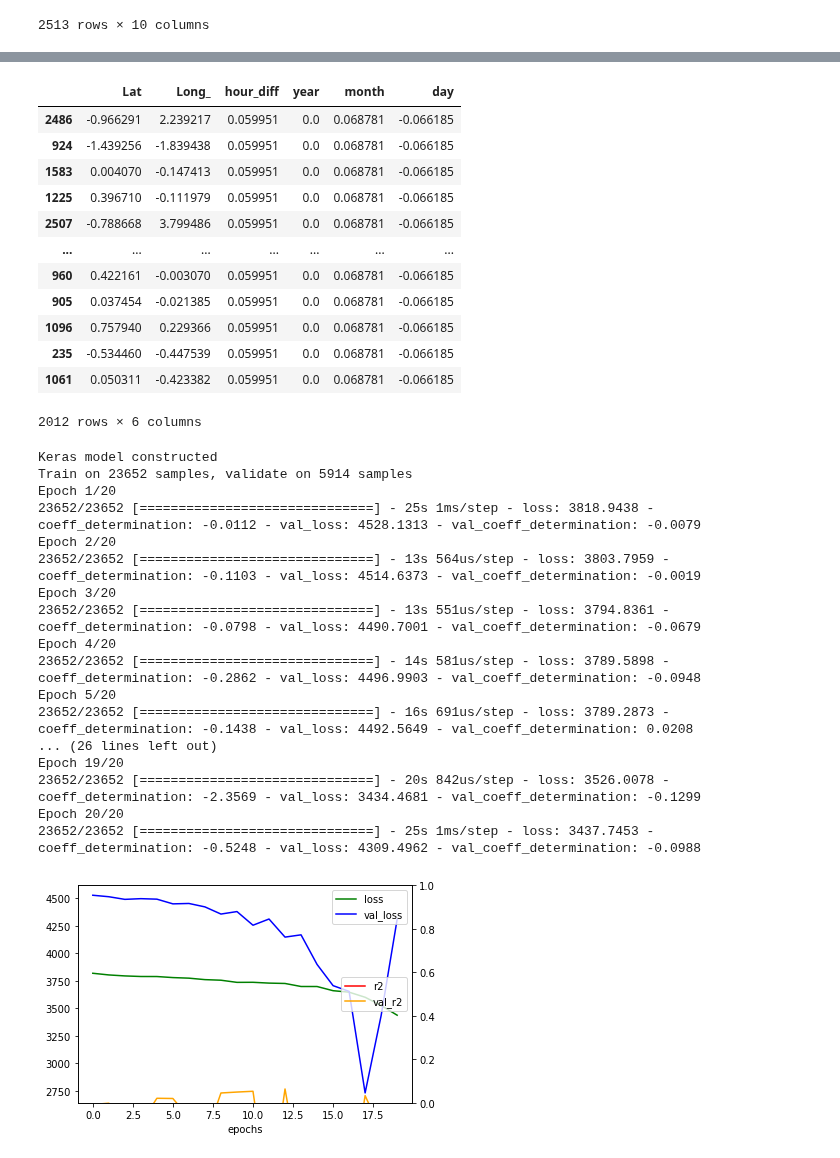
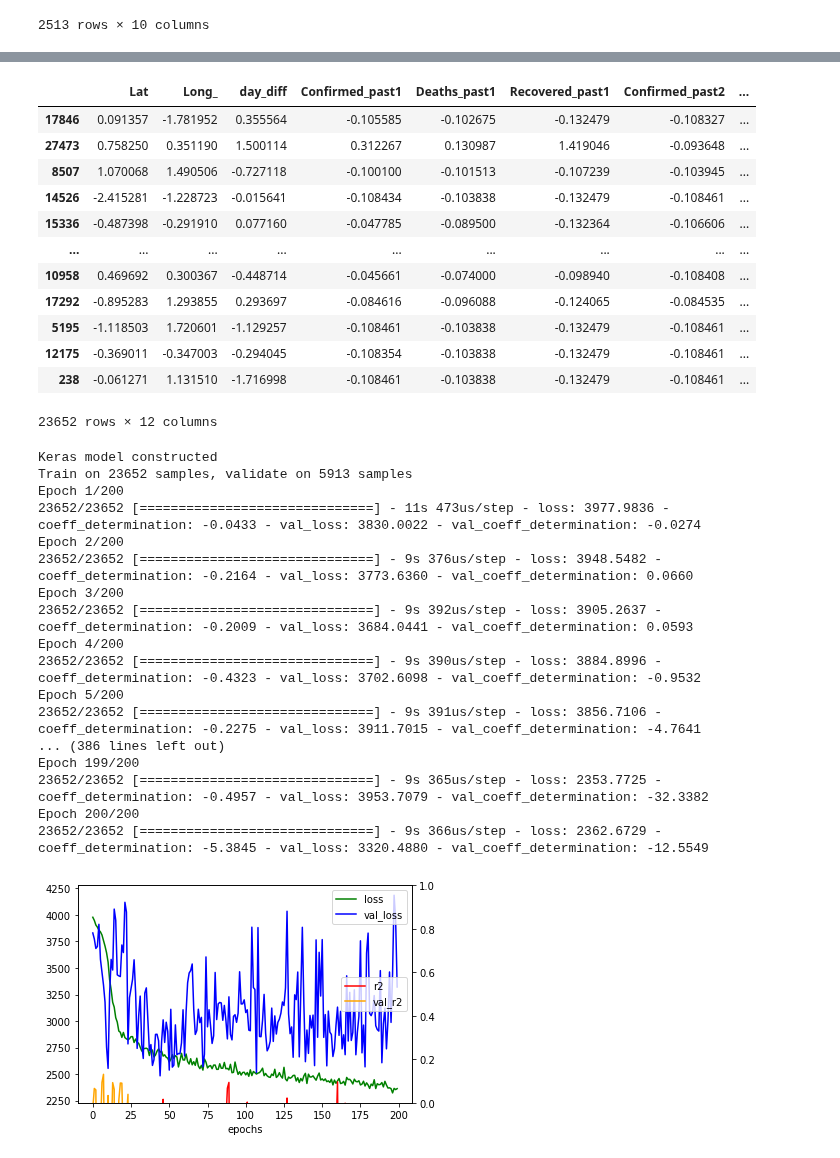
Before and after one commit to telenovelachuan/data_science, a Jupyter notebook: EECS_738_machine_learning/final/covid19.ipynb, the cells around one changed output, grey strips where cells are left out. Saved outputs shown, nothing was run; the diff lists cells and outputs as text; code cells hidden in the pictures.

Commit message:
train NN

```diff
--- a/EECS_738_machine_learning/final/covid19.ipynb
+++ b/EECS_738_machine_learning/final/covid19.ipynb
@@ -79,10 +47,10 @@ df_train = df.copy()
 #df_train['hour_diff'] = (df['Last_Update'] - start_time) / np.timedelta64(1, 'd')
 df_train['day_diff'] = (df['Last_Update'] - start_time).dt.days
 
-df_train['year'] = df_train['Last_Update'].dt.year
-df_train['month'] = df_train['Last_Update'].dt.month
-df_train['day'] = df_train['Last_Update'].dt.day
-DAY_SHIFT = 2
+# df_train['year'] = df_train['Last_Update'].dt.year
+# df_train['month'] = df_train['Last_Update'].dt.month
+# df_train['day'] = df_train['Last_Update'].dt.day
+DAY_SHIFT = 3
 shift_column_names = []
 for i in range(1, DAY_SHIFT + 1):
     confirm_col, deaths_col, recovered_col = 'Confirmed_past{}'.format(i), 'Deaths_past{}'.format(i), 'Recovered_past{}'.format(i)
@@ -191,19 +159,19 @@ df_train_normed
 # %%
 x_train
 # %% [output]
-|  | Lat | Long_ | hour_diff | year | month | day |
-| 2486 | -0.966291 | 2.239217 | 0.059951 | 0.0 | 0.068781 | -0.066185 |
-| 924 | -1.439256 | -1.839438 | 0.059951 | 0.0 | 0.068781 | -0.066185 |
-| 1583 | 0.004070 | -0.147413 | 0.059951 | 0.0 | 0.068781 | -0.066185 |
-| 1225 | 0.396710 | -0.111979 | 0.059951 | 0.0 | 0.068781 | -0.066185 |
-| 2507 | -0.788668 | 3.799486 | 0.059951 | 0.0 | 0.068781 | -0.066185 |
-| ... | ... | ... | ... | ... | ... | ... |
-| 960 | 0.422161 | -0.003070 | 0.059951 | 0.0 | 0.068781 | -0.066185 |
-| 905 | 0.037454 | -0.021385 | 0.059951 | 0.0 | 0.068781 | -0.066185 |
-| 1096 | 0.757940 | 0.229366 | 0.059951 | 0.0 | 0.068781 | -0.066185 |
-| 235 | -0.534460 | -0.447539 | 0.059951 | 0.0 | 0.068781 | -0.066185 |
-| 1061 | 0.050311 | -0.423382 | 0.059951 | 0.0 | 0.068781 | -0.066185 |
+|  | Lat | Long_ | day_diff | Confirmed_past1 | Deaths_past1 | Recovered_past1 | Confirmed_past2 | ... |
+| 17846 | 0.091357 | -1.781952 | 0.355564 | -0.105585 | -0.102675 | -0.132479 | -0.108327 | ... |
+| 27473 | 0.758250 | 0.351190 | 1.500114 | 0.312267 | 0.130987 | 1.419046 | -0.093648 | ... |
+| 8507 | 1.070068 | 1.490506 | -0.727118 | -0.100100 | -0.101513 | -0.107239 | -0.103945 | ... |
+| 14526 | -2.415281 | -1.228723 | -0.015641 | -0.108434 | -0.103838 | -0.132479 | -0.108461 | ... |
+| 15336 | -0.487398 | -0.291910 | 0.077160 | -0.047785 | -0.089500 | -0.132364 | -0.106606 | ... |
+| ... | ... | ... | ... | ... | ... | ... | ... | ... |
+| 10958 | 0.469692 | 0.300367 | -0.448714 | -0.045661 | -0.074000 | -0.098940 | -0.108408 | ... |
+| 17292 | -0.895283 | 1.293855 | 0.293697 | -0.084616 | -0.096088 | -0.124065 | -0.084535 | ... |
+| 5195 | -1.118503 | 1.720601 | -1.129257 | -0.108461 | -0.103838 | -0.132479 | -0.108461 | ... |
+| 12175 | -0.369011 | -0.347003 | -0.294045 | -0.108354 | -0.103838 | -0.132479 | -0.108461 | ... |
+| 238 | -0.061271 | 1.131510 | -1.716998 | -0.108461 | -0.103838 | -0.132479 | -0.108461 | ... |
-2012 rows × 6 columns
+23652 rows × 12 columns
 # %%
 def coeff_determination(y_true, y_pred):
     SS_res = K.sum(K.square(y_true - y_pred))
@@ -214,6 +182,7 @@ def create_keras_model(optimizer='adam', neuron=50, init='lecun_normal', act_alp
     model_sequences = [
         keras.layers.Dense(units=neuron, kernel_initializer=init,
                            #activation='relu',
+                           #kernel_regularizer=regularizers.l1_l2(l1=0.05, l2=0.05),
                            input_shape=x_train.shape[1:]
                           ),
         keras.layers.BatchNormalization(),
@@ -221,9 +190,10 @@ def create_keras_model(optimizer='adam', neuron=50, init='lecun_normal', act_alp
         keras.layers.Dropout(0.2)
     ]
 
-    for i in range(3):
+    for i in range(2):
         model_sequences.append(keras.layers.Dense(units=neuron, kernel_initializer=init,
                                                   #activation='relu',
+                                                  #kernel_regularizer=regularizers.l1_l2(l1=0.05, l2=0.05),
                                                   input_shape=x_train.shape[1:]))
         model_sequences.append(keras.layers.BatchNormalization())
         model_sequences.append(keras.layers.LeakyReLU(alpha=act_alpha))
@@ -238,50 +208,50 @@ def create_keras_model(optimizer='adam', neuron=50, init='lecun_normal', act_alp
     nn_model.compile(optimizer=optimizer, loss='mae', metrics=[coeff_determination])
     return nn_model
 
 # lr_schedule = keras.optimizers.schedules.ExponentialDecay(
 #     initial_learning_rate=1e-2,
 #     decay_steps=1000,
 #     decay_rate=0.9)
-optimizer = keras.optimizers.Adamax(lr=0.3)
-nn_model = create_keras_model(optimizer=optimizer, neuron=500, init='lecun_uniform', act_alpha=0.05)
+optimizer = keras.optimizers.Adamax(lr=0.1)
+nn_model = create_keras_model(optimizer=optimizer, neuron=700, init='he_normal', act_alpha=0.05)
 print("Keras model constructed")
 #early_stopping_cb = EarlyStopping(patience=20)
-history = nn_model.fit(x_train, y_train, validation_data=(x_test, y_test), epochs=20, callbacks=[], verbose=1)
+history = nn_model.fit(x_train, y_train, validation_data=(x_test, y_test), epochs=200, callbacks=[], verbose=1)
 
 fig, ax1 = plt.subplots()
 ax1.set_xlabel('epochs')
 df_history = pd.DataFrame(history.history)
 #ax1.set_ylabel('exp', color=color)
 ax1.plot(df_history.index, df_history['loss'], color='green', label="loss")
 ax1.plot(df_history.index, df_history['val_loss'], color='blue', label="val_loss")
 ax1.tick_params(axis='y')
 ax1.legend(loc="upper right")
 ax2 = ax1.twinx()  # instantiate a second axes that shares the same x-axis
 
 ax2.plot(df_history.index, df_history['coeff_determination'], color='red', label="r2")
 ax2.plot(df_history.index, df_history['val_coeff_determination'], color='orange', label="val_r2")
 ax2.tick_params(axis='y')
 ax2.set_ylim([0, 1])
 ax2.legend(loc="center right")
 
 #fig.tight_layout()  # otherwise the right y-label is slightly clipped
 plt.show()
 # %% [output]
 Keras model constructed
-Train on 23652 samples, validate on 5914 samples
-Epoch 1/20
-23652/23652 [==============================] - 25s 1ms/step - loss: 3818.9438 - coeff_determination: -0.0112 - val_loss: 4528.1313 - val_coeff_determination: -0.0079
-Epoch 2/20
-23652/23652 [==============================] - 13s 564us/step - loss: 3803.7959 - coeff_determination: -0.1103 - val_loss: 4514.6373 - val_coeff_determination: -0.0019
-Epoch 3/20
-23652/23652 [==============================] - 13s 551us/step - loss: 3794.8361 - coeff_determination: -0.0798 - val_loss: 4490.7001 - val_coeff_determination: -0.0679
-Epoch 4/20
-23652/23652 [==============================] - 14s 581us/step - loss: 3789.5898 - coeff_determination: -0.2862 - val_loss: 4496.9903 - val_coeff_determination: -0.0948
-Epoch 5/20
-23652/23652 [==============================] - 16s 691us/step - loss: 3789.2873 - coeff_determination: -0.1438 - val_loss: 4492.5649 - val_coeff_determination: 0.0208
-... (26 lines left out)
-Epoch 19/20
-23652/23652 [==============================] - 20s 842us/step - loss: 3526.0078 - coeff_determination: -2.3569 - val_loss: 3434.4681 - val_coeff_determination: -0.1299
-Epoch 20/20
-23652/23652 [==============================] - 25s 1ms/step - loss: 3437.7453 - coeff_determination: -0.5248 - val_loss: 4309.4962 - val_coeff_determination: -0.0988
+Train on 23652 samples, validate on 5913 samples
+Epoch 1/200
+23652/23652 [==============================] - 11s 473us/step - loss: 3977.9836 - coeff_determination: -0.0433 - val_loss: 3830.0022 - val_coeff_determination: -0.0274
+Epoch 2/200
+23652/23652 [==============================] - 9s 376us/step - loss: 3948.5482 - coeff_determination: -0.2164 - val_loss: 3773.6360 - val_coeff_determination: 0.0660
+Epoch 3/200
+23652/23652 [==============================] - 9s 392us/step - loss: 3905.2637 - coeff_determination: -0.2009 - val_loss: 3684.0441 - val_coeff_determination: 0.0593
+Epoch 4/200
+23652/23652 [==============================] - 9s 390us/step - loss: 3884.8996 - coeff_determination: -0.4323 - val_loss: 3702.6098 - val_coeff_determination: -0.9532
+Epoch 5/200
+23652/23652 [==============================] - 9s 391us/step - loss: 3856.7106 - coeff_determination: -0.2275 - val_loss: 3911.7015 - val_coeff_determination: -4.7641
+... (386 lines left out)
+Epoch 199/200
+23652/23652 [==============================] - 9s 365us/step - loss: 2353.7725 - coeff_determination: -0.4957 - val_loss: 3953.7079 - val_coeff_determination: -32.3382
+Epoch 200/200
+23652/23652 [==============================] - 9s 366us/step - loss: 2362.6729 - coeff_determination: -5.3845 - val_loss: 3320.4880 - val_coeff_determination: -12.5549
-[figure, old version]
+[figure, new version]
```
Also changed, not shown: parts of 6 cells of this notebook.
